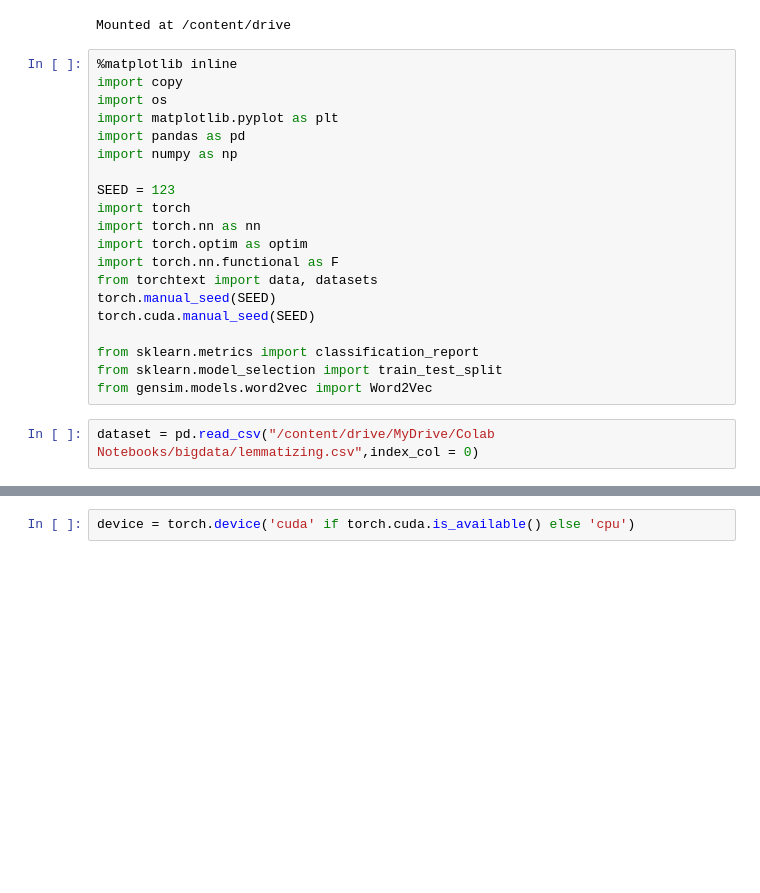
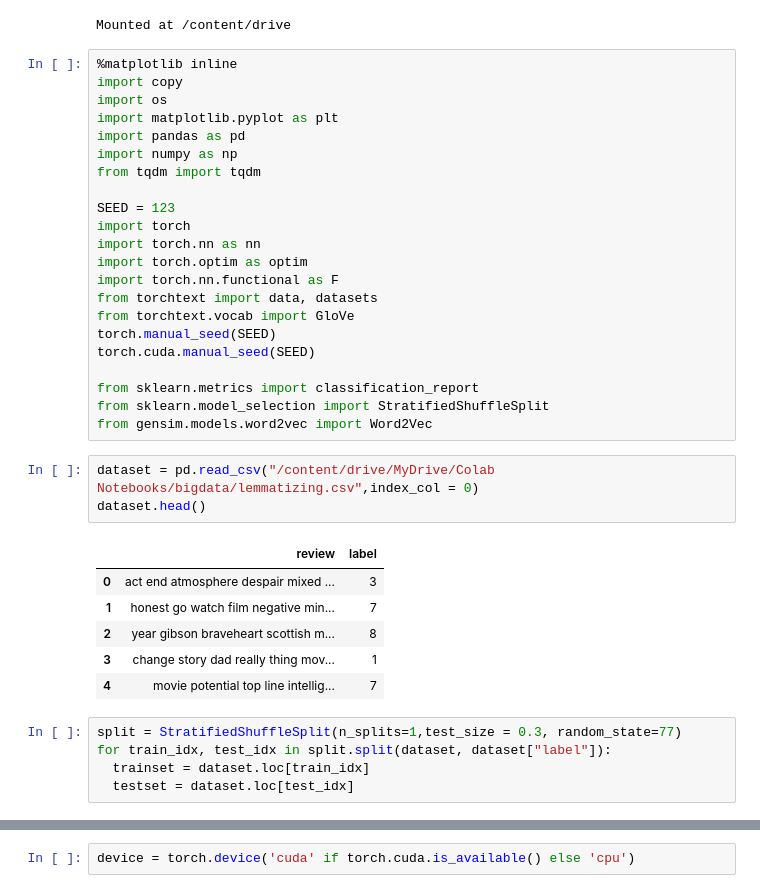
Before and after one commit to gituserhjlee/NenepBigData, a Jupyter notebook: Modeling/GloVeLSTMsimple.ipynb, the cells around one changed output, grey strips where cells are left out. Cells and saved outputs as stored; diff of their text form; blank space fills up the shorter version.

```diff
--- a/Modeling/GloVeLSTMsimple.ipynb
+++ b/Modeling/GloVeLSTMsimple.ipynb
@@ -13,6 +13,7 @@ import os
 import matplotlib.pyplot as plt
 import pandas as pd
 import numpy as np
+from tqdm import tqdm
 
 SEED = 123
 import torch
@@ -20,11 +21,25 @@ import torch.nn as nn
 import torch.optim as optim
 import torch.nn.functional as F
 from torchtext import data, datasets
+from torchtext.vocab import GloVe
 torch.manual_seed(SEED)
 torch.cuda.manual_seed(SEED)
 
 from sklearn.metrics import classification_report
-from sklearn.model_selection import train_test_split
+from sklearn.model_selection import StratifiedShuffleSplit
 from gensim.models.word2vec import Word2Vec
 # %%
 dataset = pd.read_csv("/content/drive/MyDrive/Colab Notebooks/bigdata/lemmatizing.csv",index_col = 0)
+dataset.head()
+# %% [output]
+|  | review | label |
+| 0 | act end atmosphere despair mixed ... | 3 |
+| 1 | honest go watch film negative min... | 7 |
+| 2 | year gibson braveheart scottish m... | 8 |
+| 3 | change story dad really thing mov... | 1 |
+| 4 | movie potential top line intellig... | 7 |
+# %%
+split = StratifiedShuffleSplit(n_splits=1,test_size = 0.3, random_state=77)
+for train_idx, test_idx in split.split(dataset, dataset["label"]):
+  trainset = dataset.loc[train_idx]
+  testset = dataset.loc[test_idx]
```
Also changed, not shown: parts of 31 cells of this notebook.
